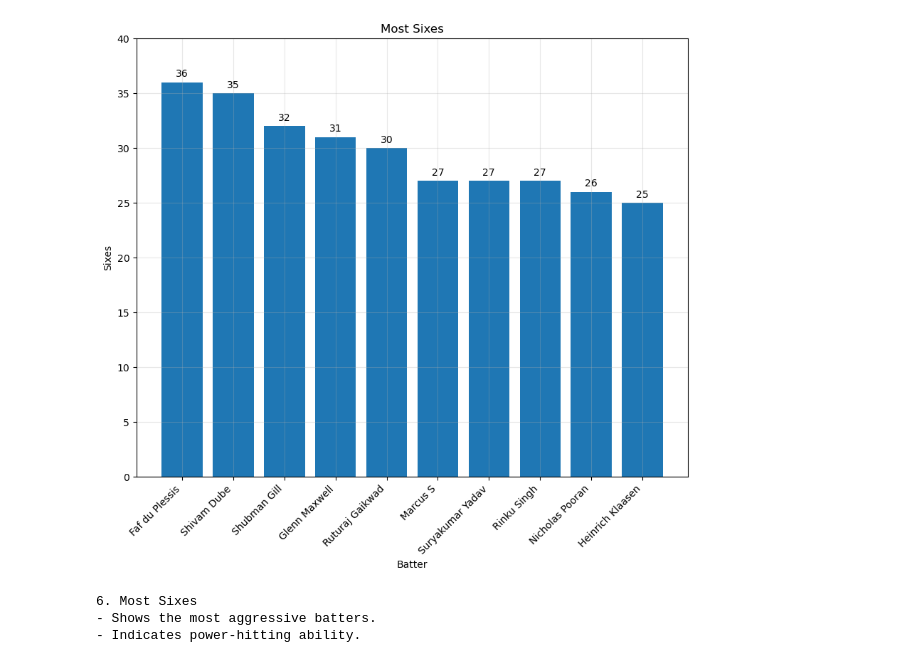
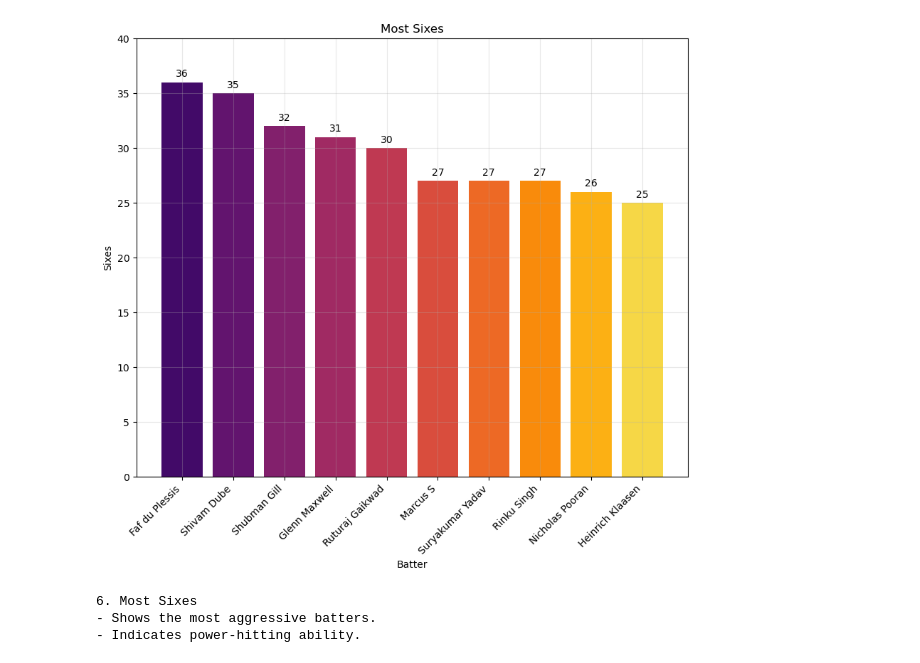
Before and after one commit to rBrijesh5/IPL-Data-Analysis, a Jupyter notebook: notebooks/IPL_Data_Analysis.ipynb, the cells around one changed output. Saved outputs shown, nothing was run; the diff lists cells and outputs as text; code cells hidden in the pictures.

```diff
--- a/notebooks/IPL_Data_Analysis.ipynb
+++ b/notebooks/IPL_Data_Analysis.ipynb
@@ -136,8 +139,9 @@ print("""
 mom = match_records['man_of_match'].value_counts().head(10)
 
 plt.figure(figsize=(12,8))
+colors=plt.cm.bone(np.linspace(0.1, 0.8, len(mom)))
 
-plt.bar(mom.index,mom)
+plt.bar(mom.index,mom,color=colors)
 plt.title("Most Player of Match Awards")
 plt.xlabel("Player")
 plt.ylabel("Awards")
@@ -146,7 +150,9 @@ plt.xticks(rotation=45, ha='right')
 plt.grid(alpha=0.3)
 
 for i in range(len(mom)):
-    plt.text(mom.index[i],mom.iloc[i]+0.05,mom.iloc[i],ha='center')
+    plt.text(mom.index[i],mom.iloc[i]+0.05,
+             mom.iloc[i],
+             ha='center')
 
 plt.savefig("../images/player_of_match_awards.png", bbox_inches="tight")
 plt.show()
@@ -236,34 +246,35 @@ print("""
 # %%
 # Analysis 6
 # Most Sixes
 
 six = ball_records[ball_records['score'] == 6]
 
 sixes = six.groupby('batter')['score'].count().sort_values(ascending=False).head(10)
 
 plt.figure(figsize=(10,8))
-plt.bar(sixes.index,sixes)
+colors = plt.cm.inferno(np.linspace(0.2, 0.9, len(sixes)))
+plt.bar(sixes.index,sixes, color=colors)
 
 plt.title("Most Sixes")
 plt.xlabel("Batter")
 plt.ylabel("Sixes")
 plt.yticks(range(0,max(sixes) + 5, 5))
 plt.xticks(rotation=45, ha='right')
 plt.grid(alpha=0.3)
 
 for i in range(len(sixes)):
     plt.text(sixes.index[i],sixes.iloc[i] + 0.5,str(sixes.iloc[i]), ha='center')
 
 plt.savefig("../images/most_sixes.png", bbox_inches="tight")
 plt.show()
 
 print("""
 6. Most Sixes
 - Shows the most aggressive batters.
 - Indicates power-hitting ability.
 """)
 # %% [output]
-[figure, old version]
+[figure, new version]
 6. Most Sixes
 - Shows the most aggressive batters.
 - Indicates power-hitting ability.
```
Also changed, not shown: parts of 11 cells of this notebook, 13 other files.
